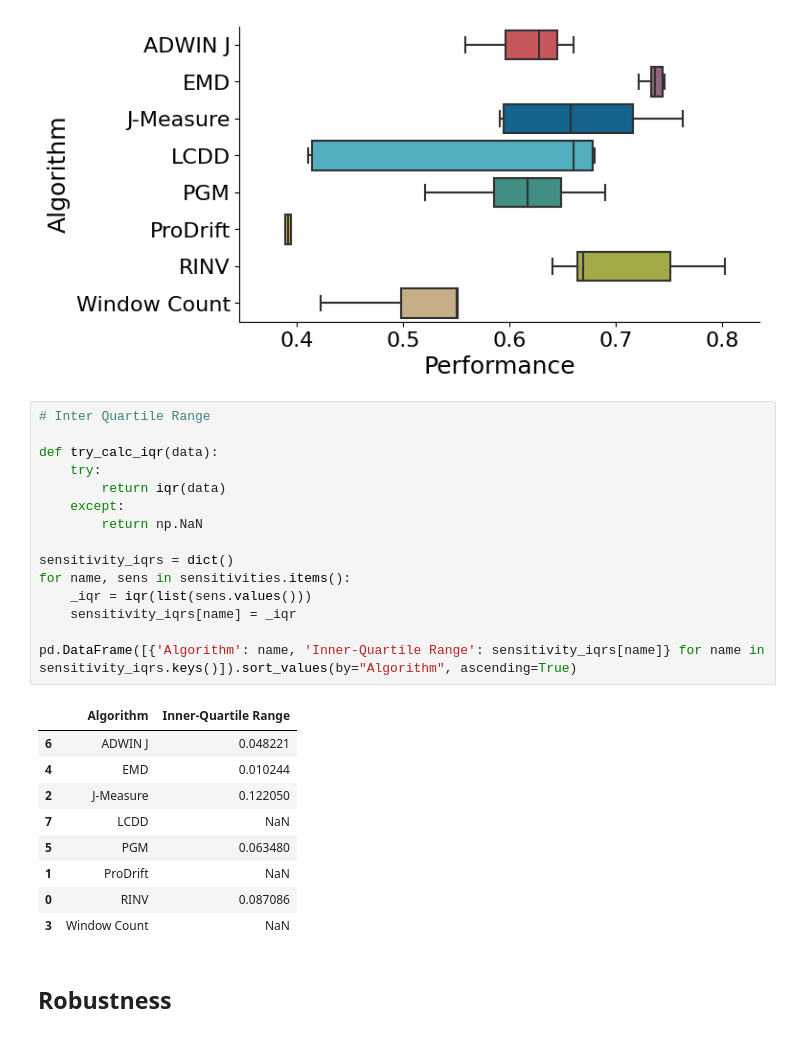
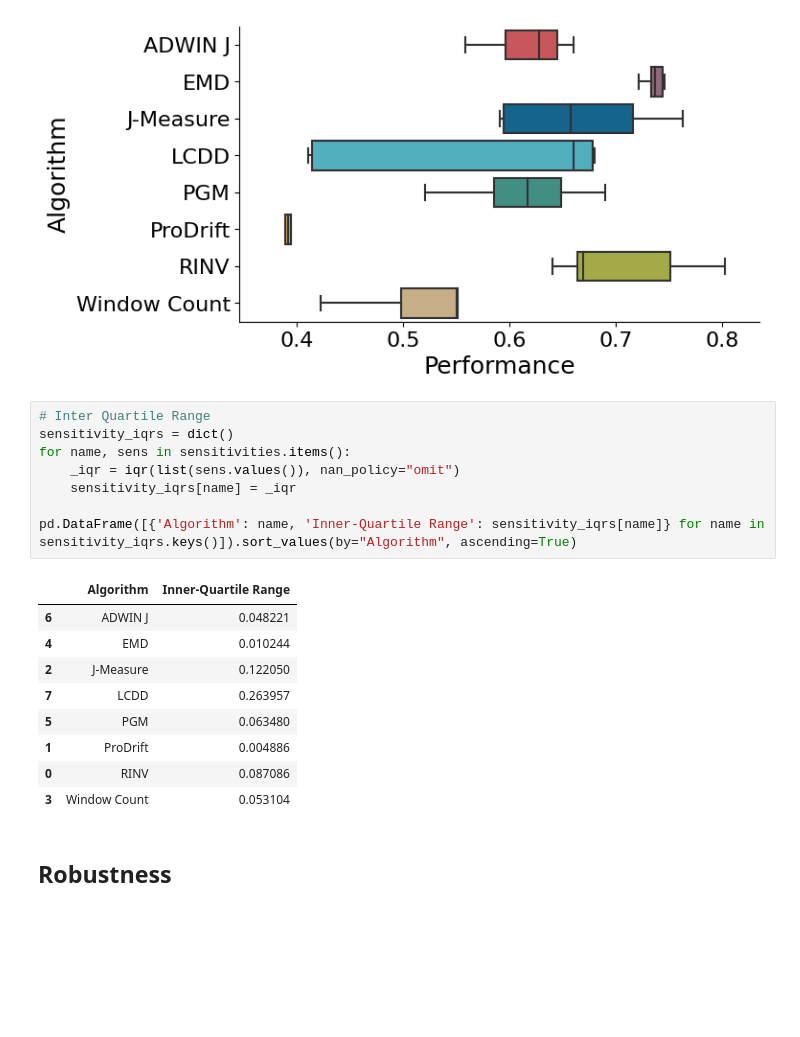
Before and after one commit to cpitsch/cdrift-evaluation, a Jupyter notebook: evaluate_results_ignore_duplicates.ipynb, the cells around one changed output. Saved outputs shown, nothing was run; the diff lists cells and outputs as text; blank space fills up the shorter version.

```diff
--- a/evaluate_results_ignore_duplicates.ipynb
+++ b/evaluate_results_ignore_duplicates.ipynb
@@ -991,29 +991,22 @@ plt.savefig(f"{OUT_PATH}/Parameter_Sensitivity{LAG_WINDOW}/param_sensitivity.pdf
 [figure]
 # %%
 # Inter Quartile Range
-
-def try_calc_iqr(data):
-    try:
-        return iqr(data)
-    except:
-        return np.NaN
-
 sensitivity_iqrs = dict()
 for name, sens in sensitivities.items():
-    _iqr = iqr(list(sens.values()))
+    _iqr = iqr(list(sens.values()), nan_policy="omit")
     sensitivity_iqrs[name] = _iqr
 
 pd.DataFrame([{'Algorithm': name, 'Inner-Quartile Range': sensitivity_iqrs[name]} for name in sensitivity_iqrs.keys()]).sort_values(by="Algorithm", ascending=True)
 # %% [output]
 |  | Algorithm | Inner-Quartile Range |
 | 6 | ADWIN J | 0.048221 |
 | 4 | EMD | 0.010244 |
 | 2 | J-Measure | 0.122050 |
-| 7 | LCDD | NaN |
+| 7 | LCDD | 0.263957 |
 | 5 | PGM | 0.063480 |
-| 1 | ProDrift | NaN |
+| 1 | ProDrift | 0.004886 |
 | 0 | RINV | 0.087086 |
-| 3 | Window Count | NaN |
+| 3 | Window Count | 0.053104 |
 # %% [markdown]
 ## Robustness
 # %% [markdown]
```
Also changed, not shown: 1 other file.
